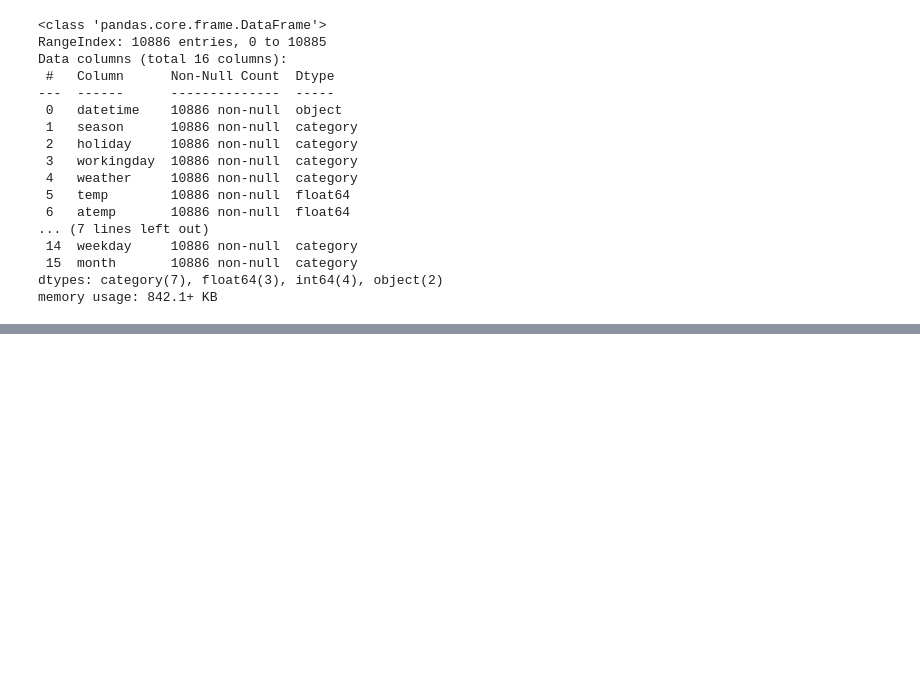
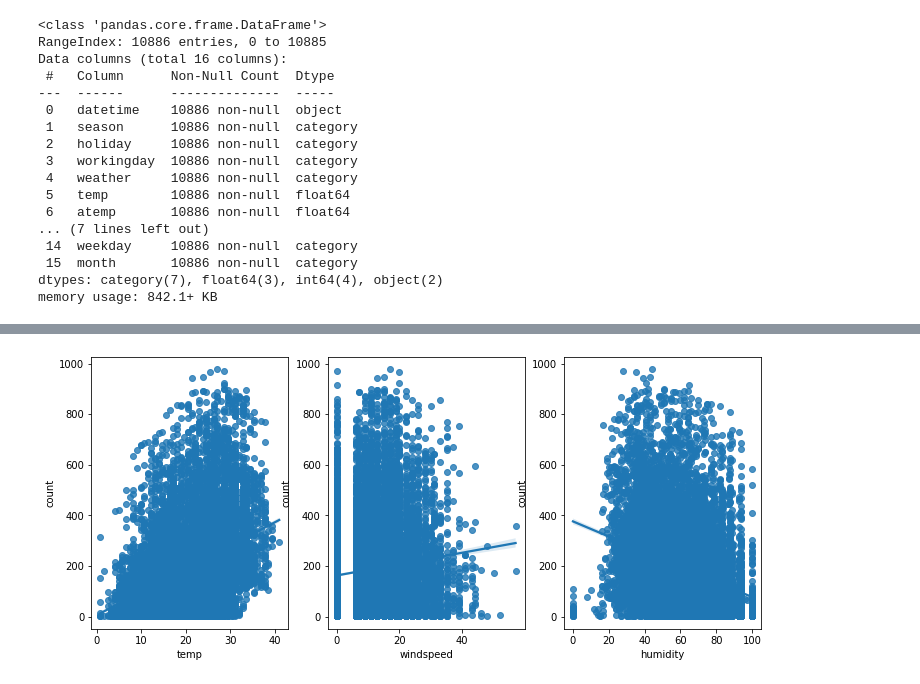
Before and after one commit to mintaewon/taewon, a Jupyter notebook: kaggle/Bike/study.ipynb, the cells around one changed output, grey strips where cells are left out. Saved outputs shown, nothing was run; the diff lists cells and outputs as text; code cells hidden in the pictures; blank space fills up the shorter version.

```diff
--- a/kaggle/Bike/study.ipynb
+++ b/kaggle/Bike/study.ipynb
@@ -110,0 +147,8 @@ dataTypeDF
+# %%
+fig, ax = plt.subplots(1,3 ,figsize=(12,5))
+sns.regplot(x='temp', y='count', data=dailyData, ax=ax[0])
+sns.regplot(x='windspeed', y='count', data=dailyData, ax=ax[1])
+sns.regplot(x='humidity', y='count', data=dailyData, ax=ax[2])
+plt.show()
+# %% [output]
+[figure, added]
```
Also changed, not shown: parts of 32 cells of this notebook, 1 other file.
